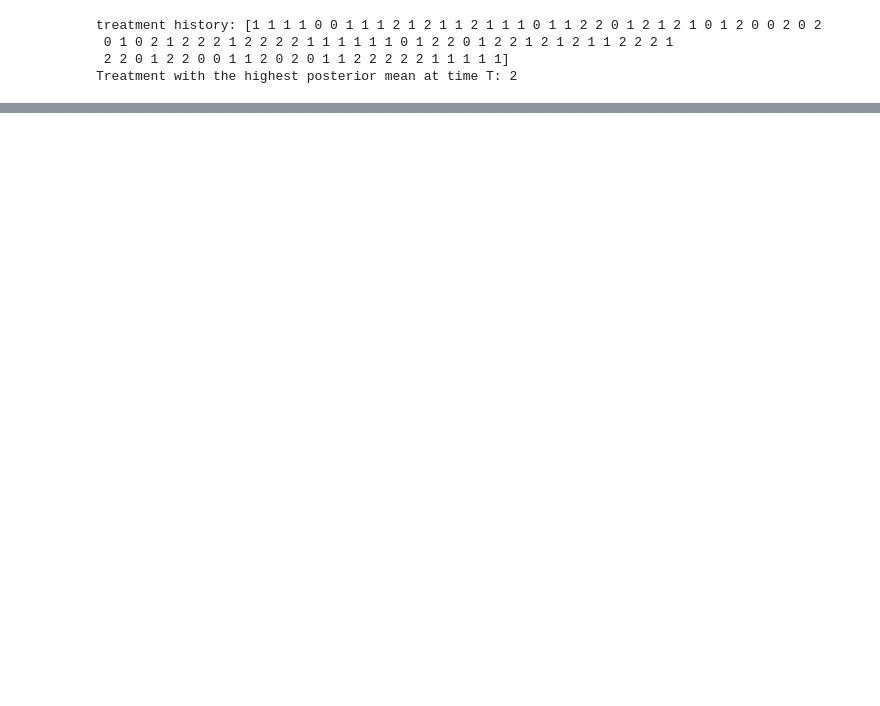
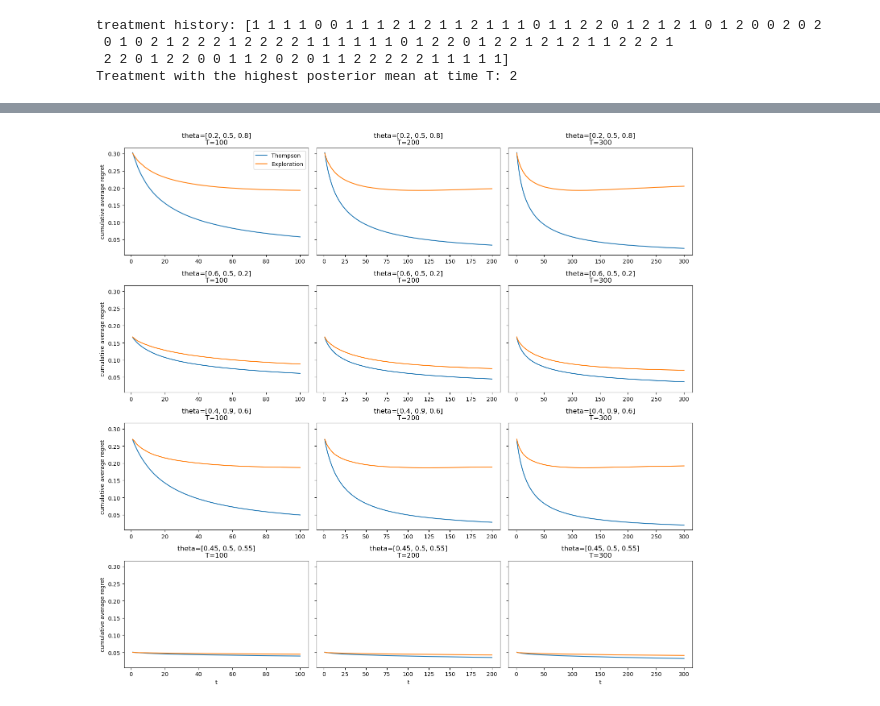
Before and after one commit to emilyfu1/assignments_ML, a Jupyter notebook: EmilyFu_A4.ipynb, the cells around one changed output, grey strips where cells are left out. Cells and saved outputs as stored; diff of their text form; code cells hidden in the pictures; blank space fills up the shorter version.

```diff
--- a/EmilyFu_A4.ipynb
+++ b/EmilyFu_A4.ipynb
@@ -261,7 +306,7 @@ plt.figure(figsize=(10, 6))
 optimal_shares = []
 for theta in thetas_twoarm:
     # get average optimal treatment assignment over time across replications for this theta
-    avg_optimal = evaluate_bandit(T, theta, R, seed=seed)[2]
+    avg_optimal = evaluate_bandit(T_1d, theta, R, seed=seed)['avg_optimal']
     ## share of observations assigned to optimal treatment at the end of T
     optimal_shares.append(avg_optimal[-1])
 
@@ -386,0 +400,48 @@ and the probability of choosing the best arm, $P(d^{*}_{T} = \text{argmax}_d \th
+# %%
+methods = {'Thompson': False, 'Exploration': True}
+
+# hashmap of outputs
+results = {}
+
+# loop through all thetas, time periods, and methods and store outputs in results
+# it's giving bubblesort
+for theta in thetas_threearm:
+    theta_key = tuple(theta)
+    for T in T_multiple:
+        for method_name, exploration in methods.items():
+            out = evaluate_bandit(T, theta, R, seed=seed, exploration=exploration)
+            results[(theta_key, T, method_name)] = out
+# %%
+# plot cumulative average regret for all thetas, time periods, and methods
+
+nrows = len(thetas_threearm)
+ncols = len(T_multiple)
+
+fig, axes = plt.subplots(
+    nrows=nrows, ncols=ncols,
+    figsize=(5*ncols, 3.5*nrows),
+    sharey=True)
+
+for i, theta in enumerate(thetas_threearm):
+    theta_key = tuple(theta)
+    for j, T in enumerate(T_multiple):
+        ax = axes[i, j]
+        x = np.arange(1, T + 1)
+
+        for method_name in methods:
+            y = results[(theta_key, T, method_name)]['avg_cumavg_regret_t']
+            ax.plot(x, y, label=method_name)
+
+        ax.set_title(f'theta={theta}\nT={T}')
+        if i == nrows - 1:
+            ax.set_xlabel('t')
+        if j == 0:
+            ax.set_ylabel('cumulative average regret')
+
+        if i == 0 and j == 0:
+            ax.legend()
+
+plt.tight_layout()
+plt.show()
+# %% [output]
+[figure, added]
```
Also changed, not shown: parts of 19 cells of this notebook.
